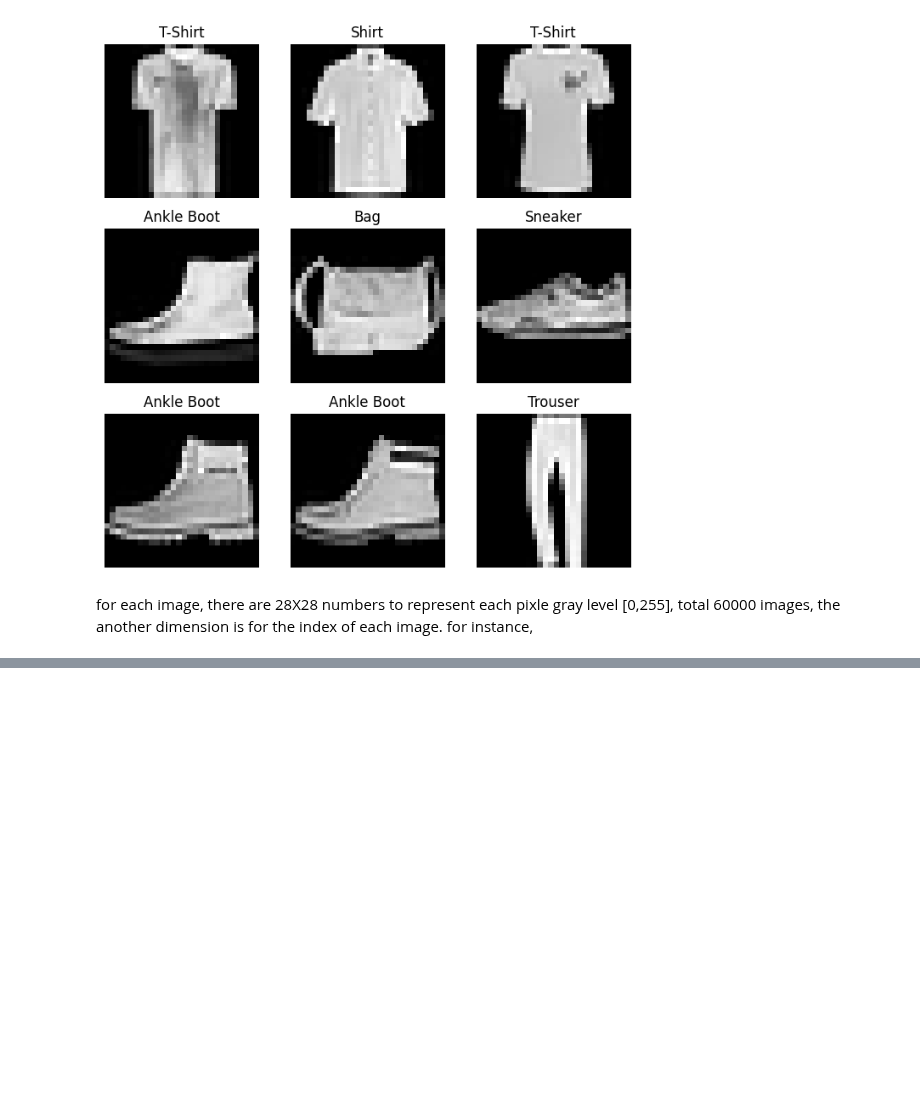
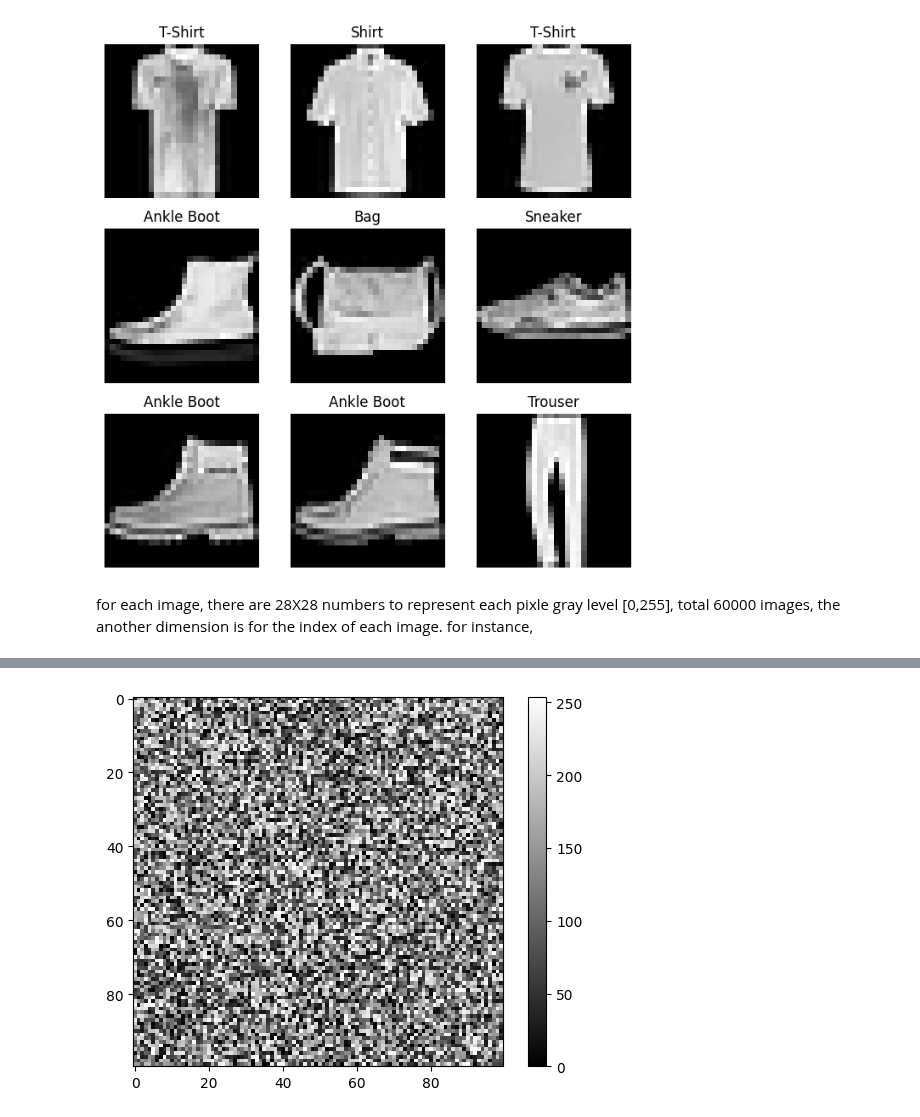
Before and after one commit to weip2008/LearnTorch, a Jupyter notebook: doc/torchBasics.ipynb, the cells around one changed output, grey strips where cells are left out. Cells and saved outputs as stored; diff of their text form; code cells hidden in the pictures; blank space fills up the shorter version.

```diff
--- a/doc/torchBasics.ipynb
+++ b/doc/torchBasics.ipynb
@@ -244,0 +262,20 @@ torch.Size([1, 2, 2])
+# %%
+import matplotlib.pyplot as plt
+from matplotlib.colors import LinearSegmentedColormap
+import numpy as np
+
+# Define a custom colormap mapping values from 0 to 255 to colors
+colors = [(0, 0, 0), (1, 1, 1)]  # Black to white
+cmap_name = 'custom_map'
+cm = LinearSegmentedColormap.from_list(cmap_name, colors, N=256)
+
+# Create a sample image (replace this with your image)
+image = np.random.randint(0, 255, (100, 100))
+
+plt.figure()
+plt.imshow(image, cmap=cm)
+plt.colorbar()
+plt.grid(False)
+plt.show()
+# %% [output]
+[figure, added]
```
Also changed, not shown: parts of 3 cells of this notebook.
